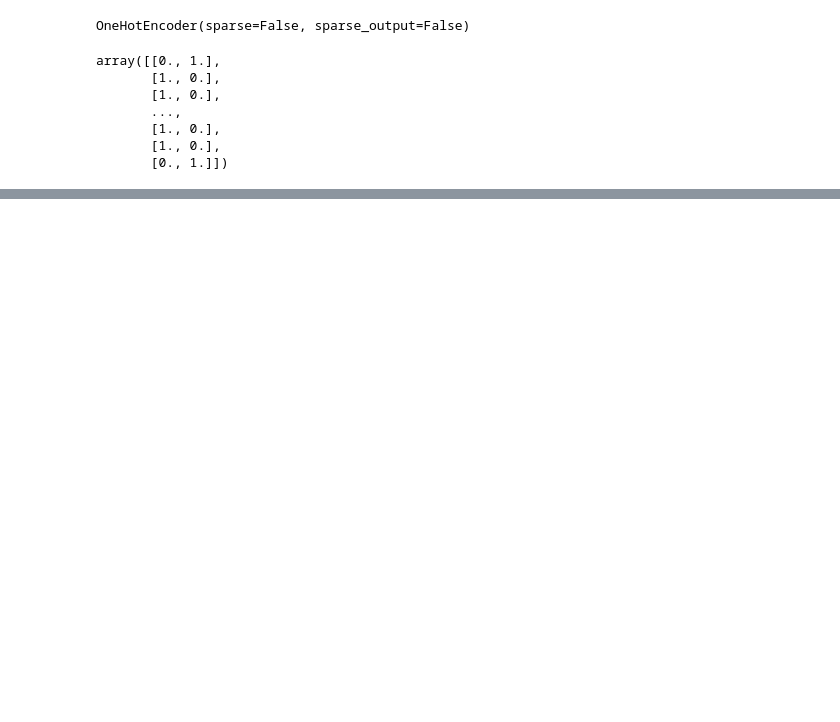
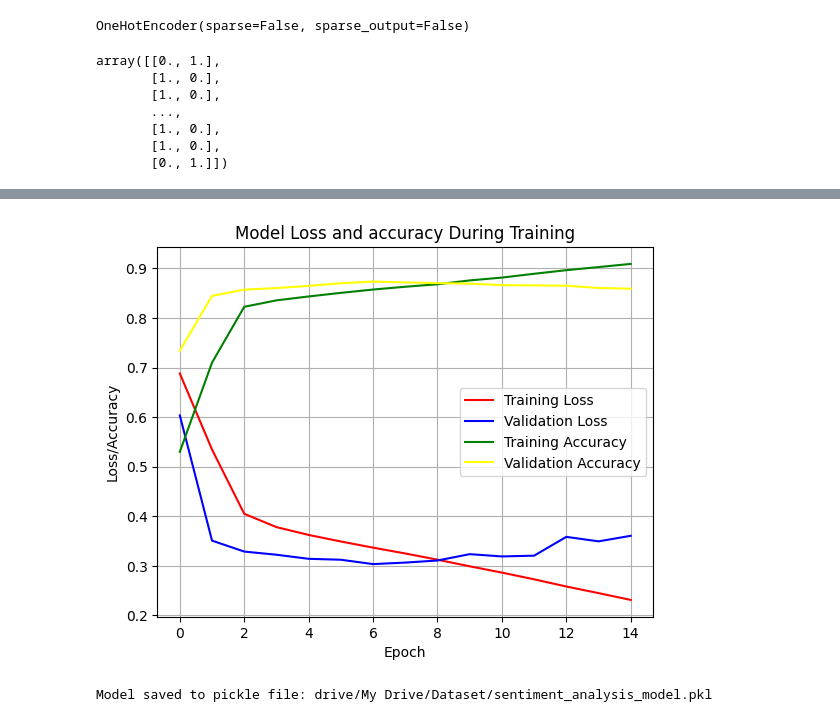
Before and after one commit to adkprakash/sentiment_analysis, a Jupyter notebook: sentiment_analysis.ipynb, the cells around one changed output, grey strips where cells are left out. Saved outputs shown, nothing was run; the diff lists cells and outputs as text; code cells hidden in the pictures; blank space fills up the shorter version.

Commit message:
trained LSTM Model and saved the trained model in binary format as pickle file

```diff
--- a/sentiment_analysis.ipynb
+++ b/sentiment_analysis.ipynb
@@ -442,3 +427,10 @@ model = Sequential()
 model.add(Embedding(max_features, embedding_dim, weights=[embedding_matrix], trainable=False))  # Text feature
 model.add(LSTM(64, return_sequences=True))  # 64 hidden units, return sequences for next LSTM layer
 model.add(LSTM(32))  # 32 hidden units in the second LSTM layer
+model.add(Dense(encoded_features.shape[1], activation='sigmoid'))
+# %%
+#Compile the model
+model.compile(optimizer='adam', loss='binary_crossentropy', metrics=['accuracy'])
+# %%
+# Train the model
+history=model.fit(content_padded, encoded_features, epochs=15, batch_size=45, validation_split=0.2)
@@ -444,0 +455,40 @@ model.add(LSTM(32))  # 32 hidden units in the second LSTM layer
+# %%
+# Accessing training loss and accuracy
+train_loss = history.history['loss']
+train_accuracy = history.history['accuracy']
+
+# Accessing validation loss and accuracy
+val_loss = history.history['val_loss']
+val_accuracy = history.history['val_accuracy']
+
+
+# Create the plot
+plt.plot(train_loss, label='Training Loss',color='red')
+plt.plot(val_loss, label='Validation Loss',color='blue')
+plt.plot(train_accuracy, label='Training Accuracy',color='green')
+plt.plot(val_accuracy, label='Validation Accuracy',color='yellow')
+
+# Customize the plot
+plt.title('Model Loss and accuracy During Training')
+plt.xlabel('Epoch')
+plt.ylabel('Loss/Accuracy')  # Adjusted label for combined plot
+plt.legend()
+plt.grid(True)
+
+# Display the plot
+plt.show()
+# %% [output]
+[figure, added]
+# %%
+import pickle
+# Define filename for the pickle file
+filename = 'drive/My Drive/Dataset/sentiment_analysis_model.pkl'
+
+# Open the file in binary write mode
+with open(filename, 'wb') as file:
+    # Pickle the model (using highest protocol version for compatibility)
+    pickle.dump(model, file, pickle.HIGHEST_PROTOCOL)
+
+print(f'Model saved to pickle file: {filename}')
+# %% [output]
+Model saved to pickle file: drive/My Drive/Dataset/sentiment_analysis_model.pkl
```
Also changed, not shown: parts of 8 cells of this notebook.
